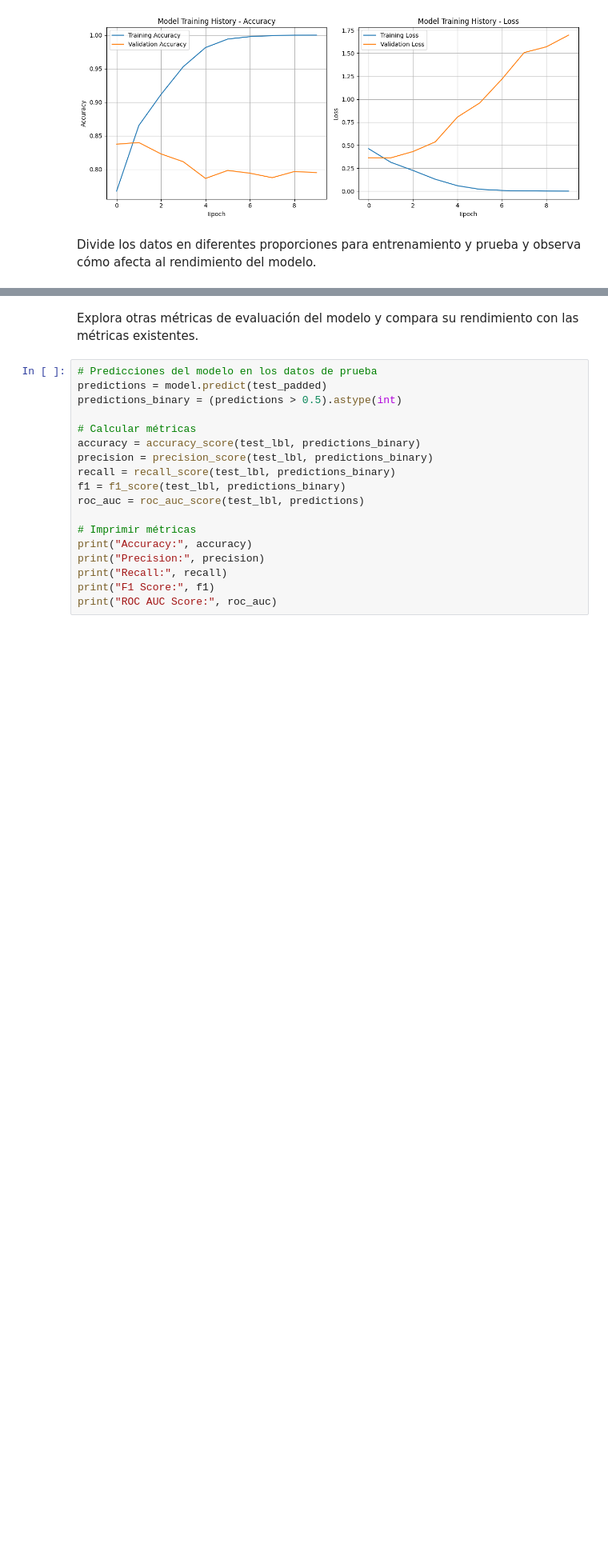
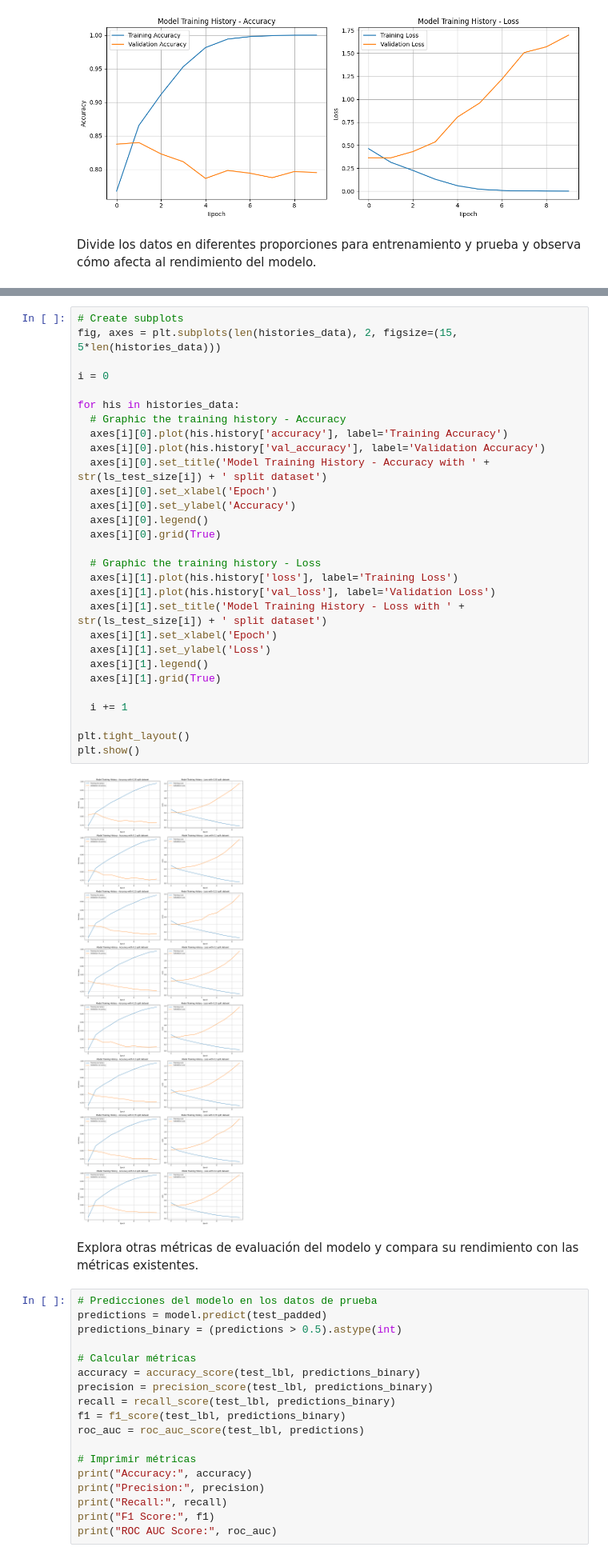
Before and after one commit to EdwinAR99/TalentoTECH-Repo, a Jupyter notebook: NLP_Keras_TalentoTECH.ipynb, the cells around one changed output, grey strips where cells are left out. Shown at 80% size. Saved outputs shown, nothing was run; the diff lists cells and outputs as text; blank space fills up the shorter version.

```diff
--- a/NLP_Keras_TalentoTECH.ipynb
+++ b/NLP_Keras_TalentoTECH.ipynb
@@ -581,3 +501,34 @@ Epoch 10/10
+# %%
+# Create subplots
+fig, axes = plt.subplots(len(histories_data), 2, figsize=(15, 5*len(histories_data)))
+
+i = 0
+
+for his in histories_data:
+  # Graphic the training history - Accuracy
+  axes[i][0].plot(his.history['accuracy'], label='Training Accuracy')
+  axes[i][0].plot(his.history['val_accuracy'], label='Validation Accuracy')
+  axes[i][0].set_title('Model Training History - Accuracy with ' + str(ls_test_size[i]) + ' split dataset')
+  axes[i][0].set_xlabel('Epoch')
+  axes[i][0].set_ylabel('Accuracy')
+  axes[i][0].legend()
+  axes[i][0].grid(True)
+
+  # Graphic the training history - Loss
+  axes[i][1].plot(his.history['loss'], label='Training Loss')
+  axes[i][1].plot(his.history['val_loss'], label='Validation Loss')
+  axes[i][1].set_title('Model Training History - Loss with ' + str(ls_test_size[i]) + ' split dataset')
+  axes[i][1].set_xlabel('Epoch')
+  axes[i][1].set_ylabel('Loss')
+  axes[i][1].legend()
+  axes[i][1].grid(True)
+
+  i += 1
+
+plt.tight_layout()
+plt.show()
+# %% [output]
+[figure, added]
 # %% [markdown]
 Explora otras métricas de evaluación del modelo y compara su rendimiento con las métricas existentes.
 # %%
```
Also changed, not shown: parts of 27 cells of this notebook.
